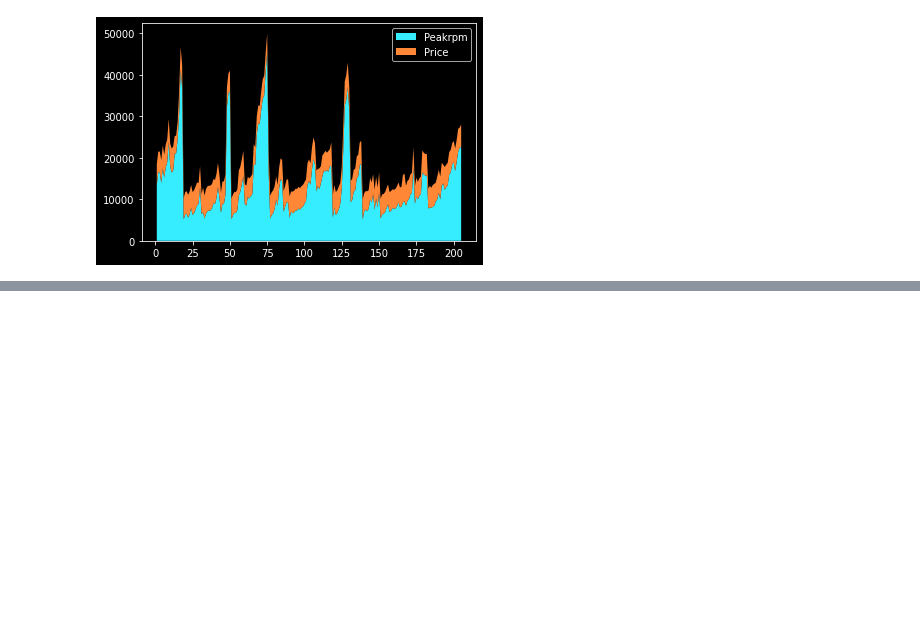
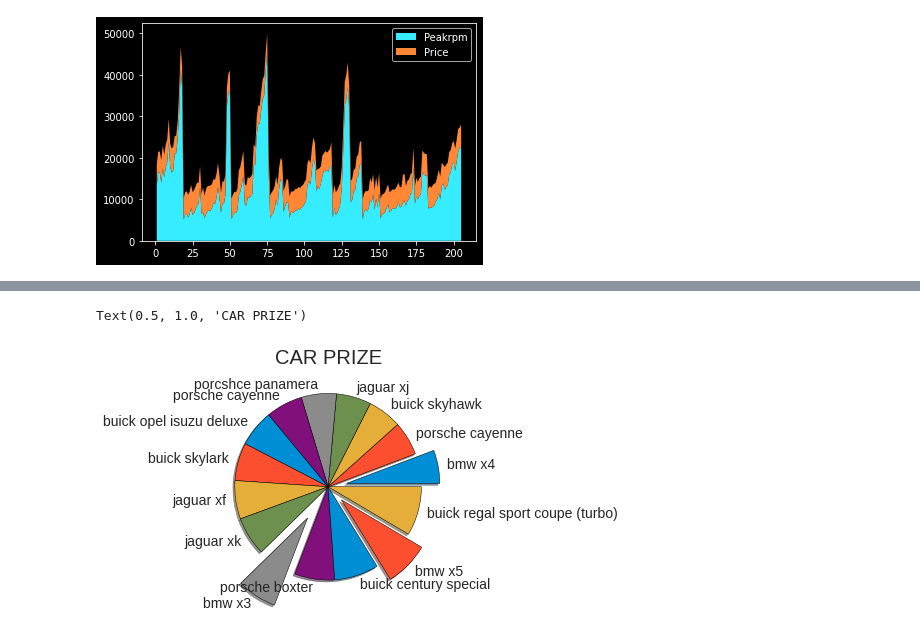
Before and after one commit to Ruturajsinh2839/woc5.0-ml-weather-prediction-case-study--Ruturajsinh-, a Jupyter notebook: WOC5_ML_Checkpoint_4.ipynb, the cells around one changed output, grey strips where cells are left out. Saved outputs shown, nothing was run; the diff lists cells and outputs as text; code cells hidden in the pictures; blank space fills up the shorter version.

```diff
--- a/WOC5_ML_Checkpoint_4.ipynb
+++ b/WOC5_ML_Checkpoint_4.ipynb
@@ -144,0 +174,7 @@ Text(0.5, 1.0, 'CAR PRICE GRAPH')
+# %%
+explode=[0.2,0,0,0,0,0,0,0,0,0,0.4,0,0,0.2,0]
+mat.pie(Slice,labels=labels,wedgeprops={'edgecolor':'black'},shadow=True,explode=explode)
+mat.title('CAR PRIZE')
+# %% [output]
+Text(0.5, 1.0, 'CAR PRIZE')
+[figure, added]
```
Also changed, not shown: parts of 5 cells of this notebook.
